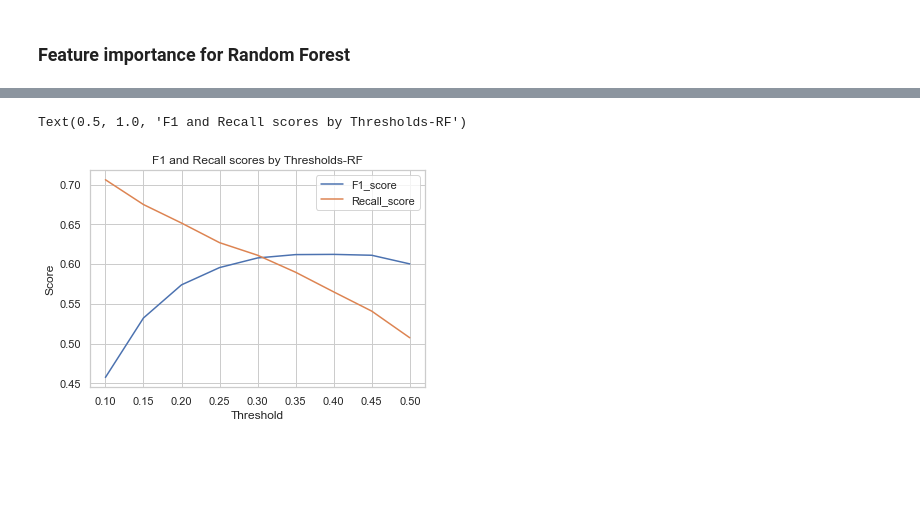
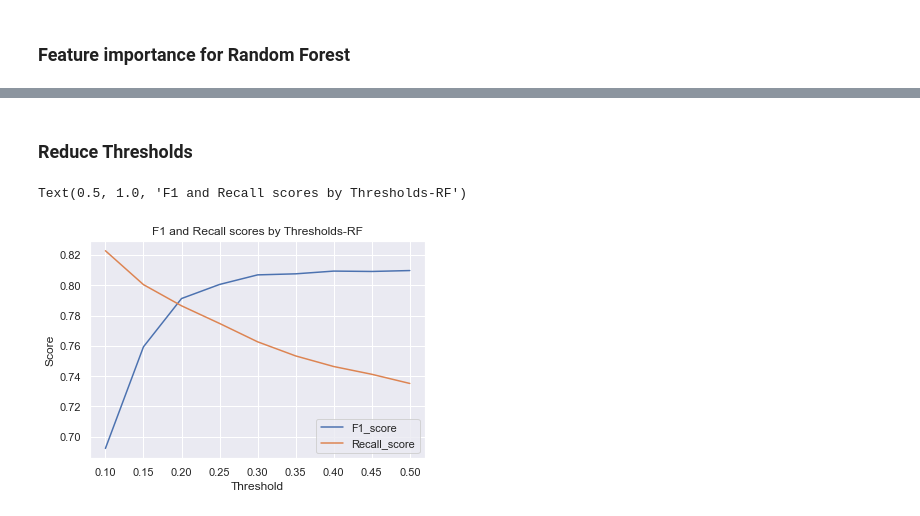
Before and after one commit to kdmanwani/credit_fraud, a Jupyter notebook: credit_card_fraud.ipynb, the cells around one changed output, grey strips where cells are left out. Drawn from its saved outputs; the diff is of its cells as text; code cells hidden in the pictures; blank space fills up the shorter version.

```diff
--- a/credit_card_fraud.ipynb
+++ b/credit_card_fraud.ipynb
@@ -389,6 +389,8 @@ df_test['dob'] =pd.to_datetime(df_test['dob'], format='%Y/%m/%d')
 # calculate age as of last date of dataset i.e "today"
 df_test['dob'] = df_test['dob'].where(df_test['dob'] < now, df_test['dob'] -  np.timedelta64(100, 'Y'))
 df_test['age'] = (now - df_test['dob']).astype('<m8[Y]')
+# encode category
+df_test['category_encode'] = encoder.fit_transform(df_test['category'])
 # %%
 df_test.head()
 # %% [output]
@@ -401,13 +403,11 @@ df_test.head()
 5 rows × 32 columns
 # %%
 #get columns to train model
-df['gender'] = df['gender'].astype('category')
-x_train=df[['time_hour','age','ownerToMerdist','amt']]
+x_train=df[['time_hour','age','ownerToMerdist','amt','category_encode']]
 y_train=df[['is_fraud']]
 # %%
 #get columns to test model
-df_test['gender'] = df_test['gender'].astype('category')
-x_test=df_test[['time_hour','age','ownerToMerdist','amt']]
+x_test=df_test[['time_hour','age','ownerToMerdist','amt',"category_encode"]]
 y_test=df_test[['is_fraud']]
 # %% [markdown]
 ## Logistic Regression
@@ -747,25 +696,0 @@ Fitting 5 folds for each of 1620 candidates, totalling 8100 fits
-# %%
-#get columns to train model
-x_train=df[['time_hour','age','ownerToMerdist','amt']]
-y_train=df[['is_fraud']]
-#get columns to test model
-x_test=df_test[['time_hour','age','ownerToMerdist','amt']]
-y_test=df_test[['is_fraud']]
-
-# creating a RF classifier
-clf = RandomForestClassifier(n_estimators = 100,class_weight={0: 0.55, 1: 0.45},max_depth=20,max_features=3,
-                             min_samples_leaf= 4,min_samples_split= 8 )
-
-# Training the model on the training dataset
-# fit function is used to train the model using the training sets as parameters
-clf.fit(x_train, y_train)
-
-# performing predictions on the test dataset
-y_pred = clf.predict(x_test)
-
-# metrics are used to find accuracy or error
-from sklearn import metrics
-print()
-
-# using metrics module for accuracy calculation
-print("ACCURACY OF THE MODEL: ", metrics.accuracy_score(y_test, y_pred))
@@ -793,24 +697,27 @@ The f1 score for the testing data: 0.6002758620689655
+# %% [markdown]
+### Reduce Thresholds
 # %%
+# Find thresholds that keeps F1 score high while achieving high recall score
 thresholds = np.arange(0.1, 0.55, 0.05)
 
 f1_thres=pd.DataFrame(columns=['Threshold','F1_score','Recall_score'])
 for i in thresholds:
-    y_pred4=((clf.predict_proba(x_test)[::,1])>i).astype(np.int8)
+    y_pred4=((rf2.predict_proba(x_test)[::,1])>i).astype(np.int8)
     f1=f1_score(y_test, y_pred4)
     recall=recall_score(y_test, y_pred4)
     f1_thres=f1_thres.append({'Threshold': i,'F1_score':f1,'Recall_score':recall}, ignore_index=True)
 
 #Plot
 fig, ax = plt.subplots()
 ax=sns.lineplot(f1_thres['Threshold'], f1_thres['F1_score'])
 ax1 = sns.lineplot(f1_thres['Threshold'], f1_thres['Recall_score'])
 plt.xlabel('Threshold')
 plt.ylabel('Score')
 plt.legend(labels=["F1_score","Recall_score"])
 plt.title("F1 and Recall scores by Thresholds-RF")
 # %% [output]
 Text(0.5, 1.0, 'F1 and Recall scores by Thresholds-RF')
-[figure, old version]
+[figure, new version]
 # %%
 f1_thres
 # %% [output]
```
Also changed, not shown: parts of 40 cells of this notebook.
